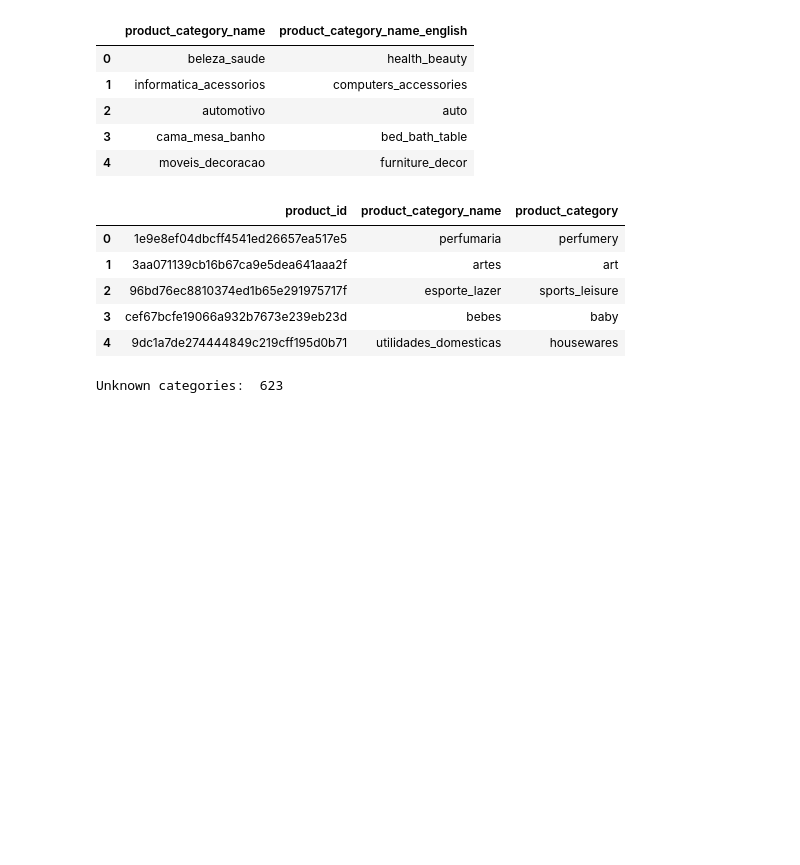
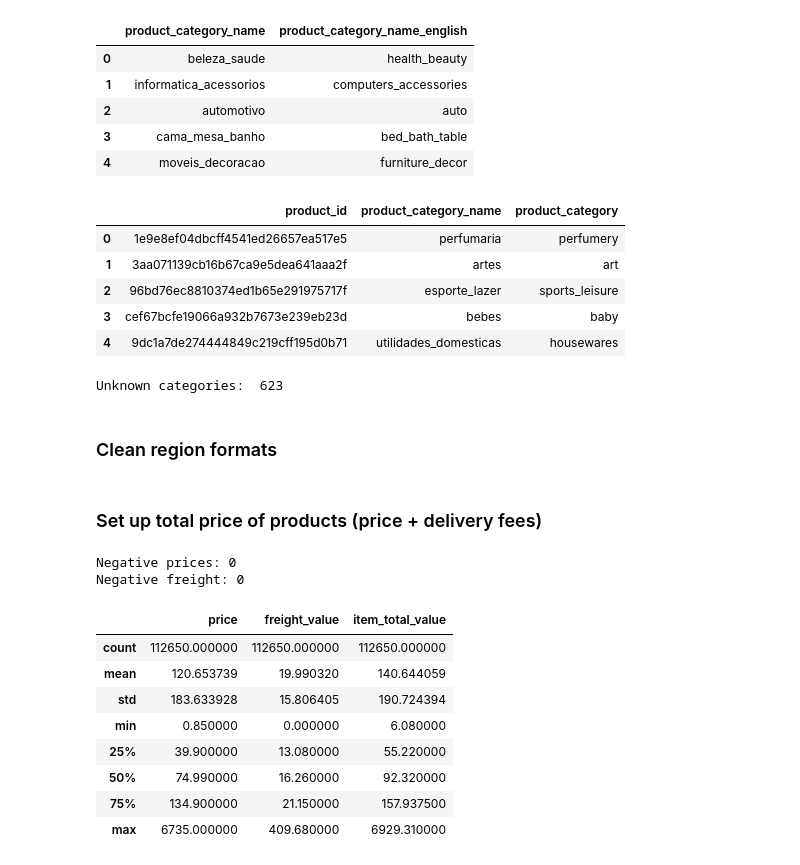
Before and after one commit to devinsha/Customer-Behaviour-and-Product-Performance-Analysis, a Jupyter notebook: notebooks/02_data_cleaning.ipynb, the cells around one changed output. Saved outputs shown, nothing was run; the diff lists cells and outputs as text; code cells hidden in the pictures; blank space fills up the shorter version.

```diff
--- a/notebooks/02_data_cleaning.ipynb
+++ b/notebooks/02_data_cleaning.ipynb
@@ -266,3 +266,5 @@ unknown_category_count = (products_clean["product_category"] == "unknown").sum()
 print("Unknown categories: ", unknown_category_count)
 # %% [output]
 Unknown categories:  623
+# %% [markdown]
+### Clean region formats
@@ -268,0 +275,2 @@ Unknown categories:  623
+# %% [markdown]
+### Set up total price of products (price + delivery fees)
@@ -268,0 +279,25 @@ Unknown categories:  623
+# %%
+# Check if there are any negative numbers
+
+print("Negative prices:", (order_items_clean["price"] < 0).sum())
+
+print("Negative freight:", (order_items_clean["freight_value"] < 0).sum())
+# %% [output]
+Negative prices: 0
+Negative freight: 0
+# %%
+order_items_clean[[
+    "price",
+    "freight_value",
+    "item_total_value"
+]].describe()
+# %% [output]
+|  | price | freight_value | item_total_value |
+| count | 112650.000000 | 112650.000000 | 112650.000000 |
+| mean | 120.653739 | 19.990320 | 140.644059 |
+| std | 183.633928 | 15.806405 | 190.724394 |
+| min | 0.850000 | 0.000000 | 6.080000 |
+| 25% | 39.900000 | 13.080000 | 55.220000 |
+| 50% | 74.990000 | 16.260000 | 92.320000 |
+| 75% | 134.900000 | 21.150000 | 157.937500 |
+| max | 6735.000000 | 409.680000 | 6929.310000 |
```
Also changed, not shown: parts of 22 cells of this notebook.
